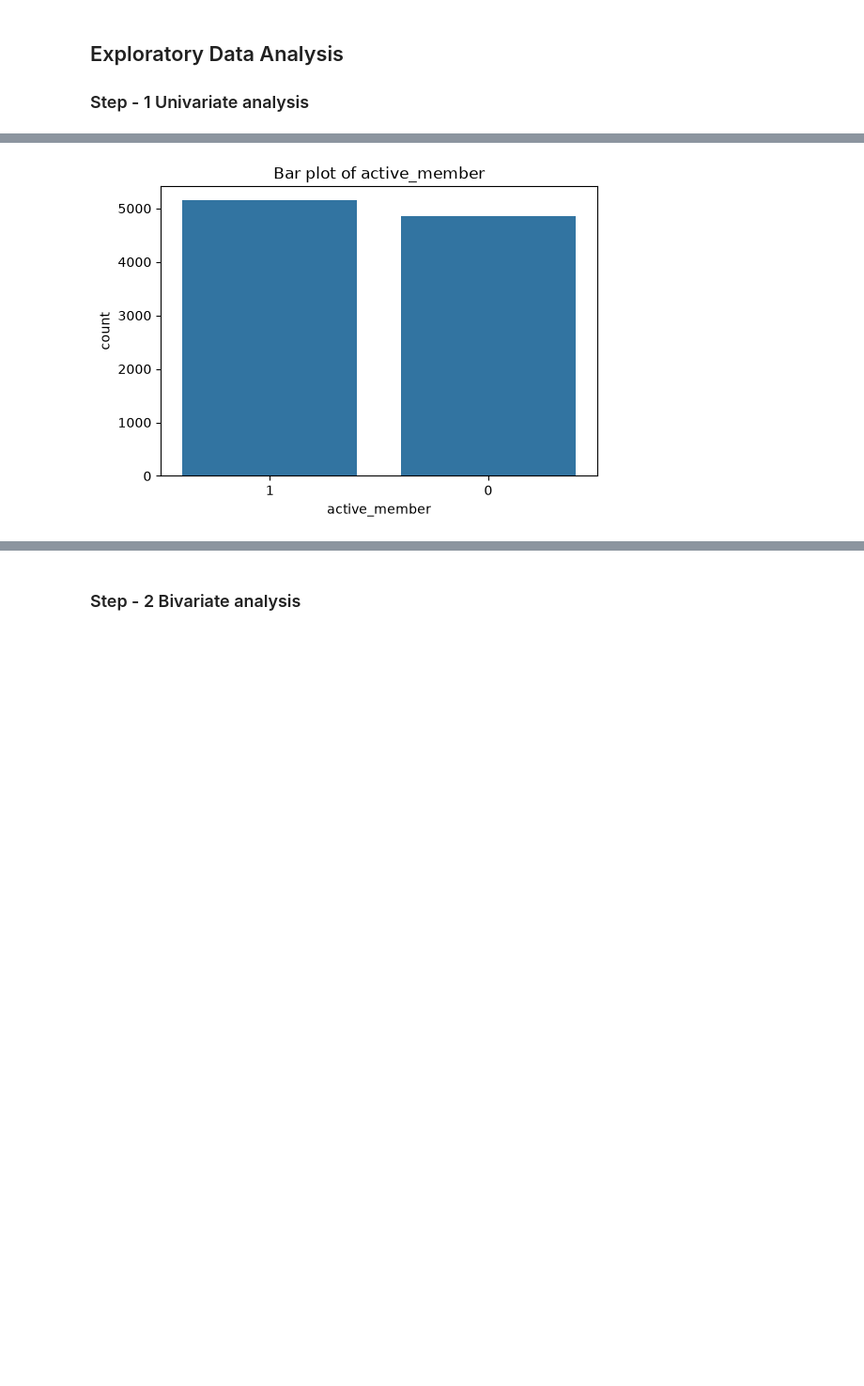
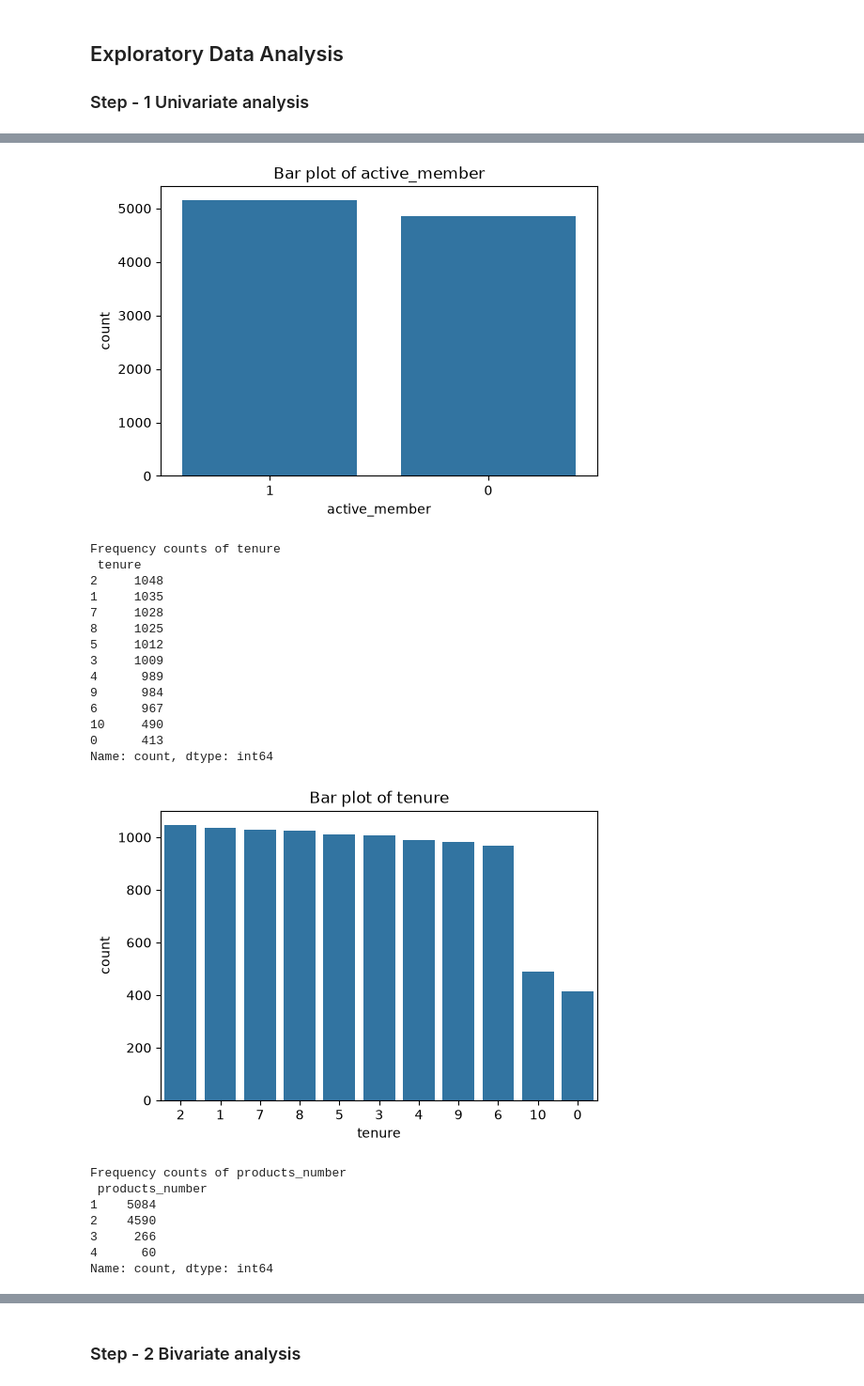
Before and after one commit to virendraksp47/customer-churn-predictor, a Jupyter notebook: notebooks/eda.ipynb, the cells around one changed output, grey strips where cells are left out. Shown at 94% size. Cells and saved outputs as stored; diff of their text form; code cells hidden in the pictures; blank space fills up the shorter version.

```diff
--- a/notebooks/eda.ipynb
+++ b/notebooks/eda.ipynb
@@ -77,7 +77,7 @@ Length: 3, dtype: str
 ### Step - 1 Univariate analysis
 # %%
 # histogram, boxplot, density plot of numerical columns
-num_col=df.drop(columns=["customer_id","gender","country","churn","credit_card","active_member"])
+num_col=df.drop(columns=["customer_id","gender","country","churn","credit_card","active_member","tenure","products_number"])
 for col in num_col:
     plt.figure(figsize=(30,4))
 
@@ -105,6 +103,6 @@ for col in num_col:
 # %%
 # freaquency count of categorical columns
-cat_cols=df[["gender","country","churn","credit_card","active_member"]]
+cat_cols=df[["gender","country","churn","credit_card","active_member","tenure","products_number"]]
 for col in cat_cols:
     print(f"\nFrequency counts of {col}\n",df[col].value_counts())
     plt.figure(figsize=(6,4))
@@ -116,30 +114,52 @@ Frequency counts of gender
  gender
 Male      5457
 Female    4543
 Name: count, dtype: int64
 [figure]
 Frequency counts of country
  country
 France     5014
 Germany    2509
 Spain      2477
 Name: count, dtype: int64
 [figure]
 Frequency counts of churn
  churn
 0    7963
 1    2037
 Name: count, dtype: int64
 [figure]
 Frequency counts of credit_card
  credit_card
 1    7055
 0    2945
 Name: count, dtype: int64
 [figure]
 Frequency counts of active_member
  active_member
 1    5151
 0    4849
 Name: count, dtype: int64
 [figure]
+Frequency counts of tenure
+ tenure
+2     1048
+1     1035
+7     1028
+8     1025
+5     1012
+3     1009
+4      989
+9      984
+6      967
+10     490
+0      413
+Name: count, dtype: int64
+[figure, added]
+Frequency counts of products_number
+ products_number
+1    5084
+2    4590
+3     266
+4      60
+Name: count, dtype: int64
```
Also changed, not shown: parts of 10 cells of this notebook, 4 other files.
